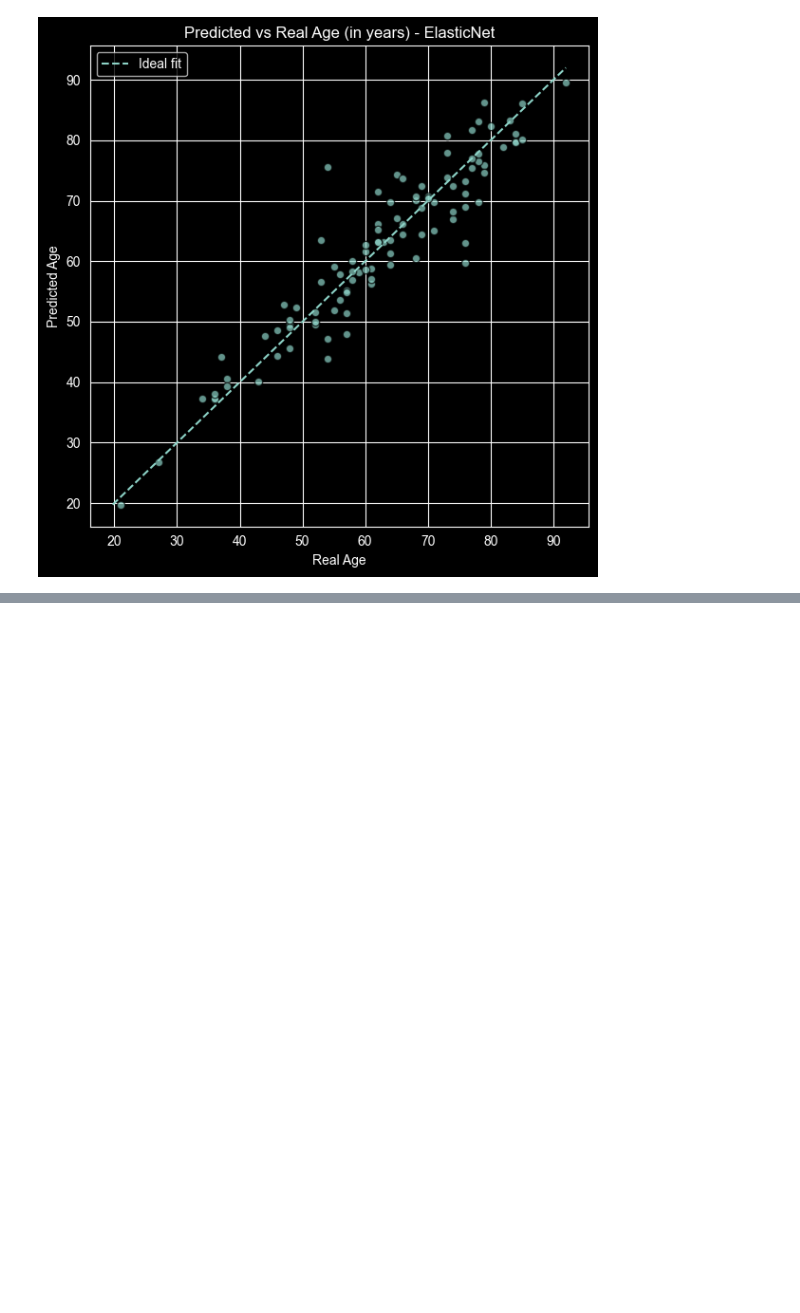
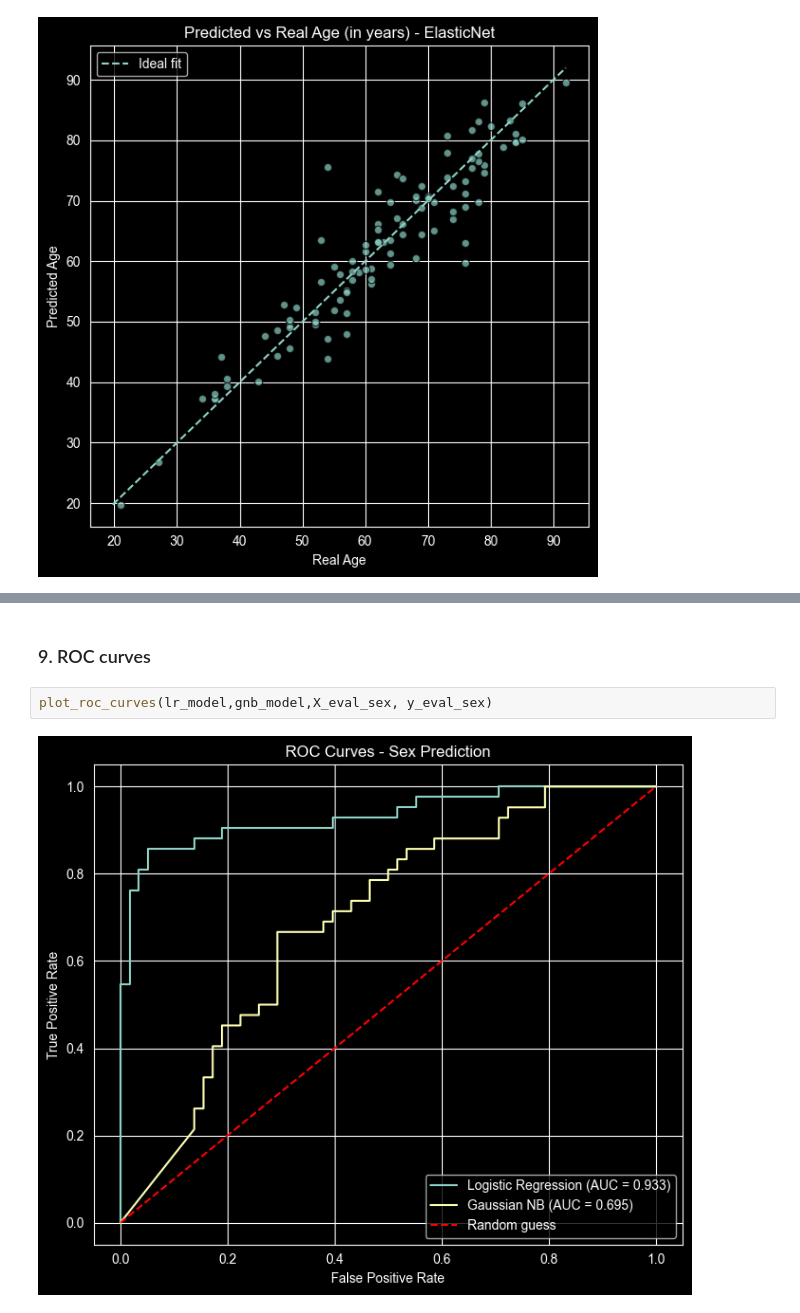
Before and after one commit to Mushroompilamis/MLCB26_Assignment1, a Jupyter notebook: notebooks/model_analysis.ipynb, the cells around one changed output, grey strips where cells are left out. Saved outputs shown, nothing was run; the diff lists cells and outputs as text; blank space fills up the shorter version.

```diff
--- a/notebooks/model_analysis.ipynb
+++ b/notebooks/model_analysis.ipynb
@@ -452,0 +620,6 @@ plot_best_model_real_predict(y_eval, y_predict, best_model_name)
+# %% [markdown]
+### 9. ROC curves
+# %%
+plot_roc_curves(lr_model,gnb_model,X_eval_sex, y_eval_sex)
+# %% [output]
+[figure, added]
```
Also changed, not shown: parts of 33 cells of this notebook, 8 other files.
